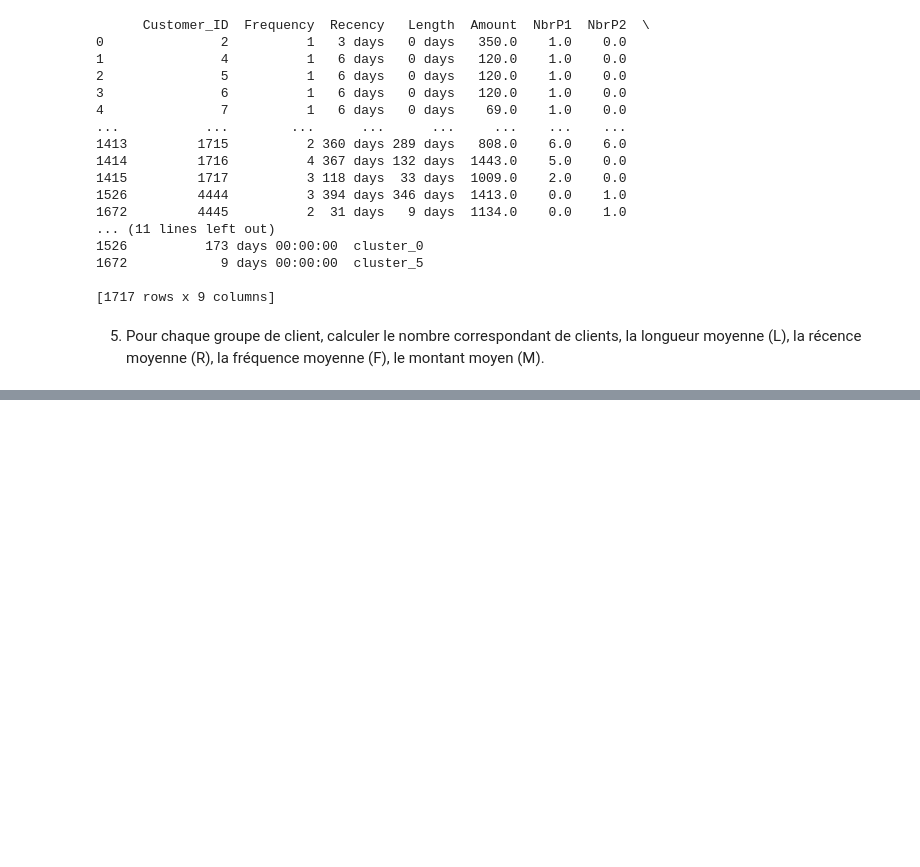
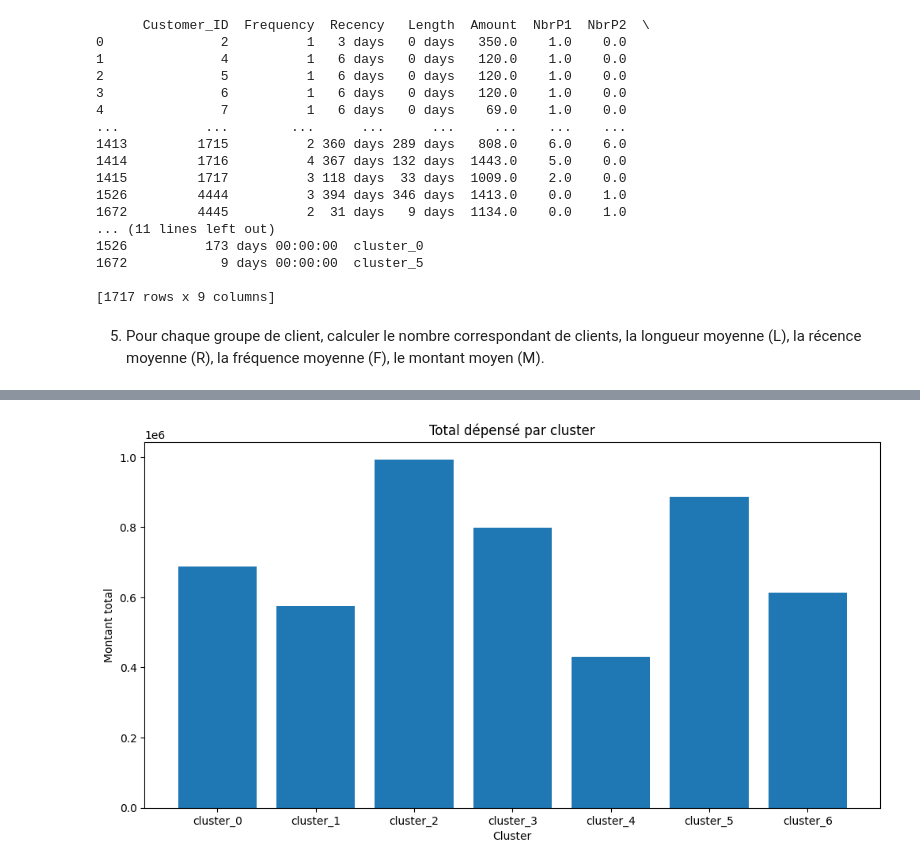
Before and after one commit to MarouaneBenabdelkader/CustomerBehaviorAnalysisWithPython, a Jupyter notebook: mini_project.ipynb, the cells around one changed output, grey strips where cells are left out. Saved outputs shown, nothing was run; the diff lists cells and outputs as text; code cells hidden in the pictures; blank space fills up the shorter version.

```diff
--- a/mini_project.ipynb
+++ b/mini_project.ipynb
@@ -465,0 +513,13 @@ cluster_6  3784.598765
+# %%
+# b. Total dépensé par Cluster
+def plot_cluster_amount(df_clt: pd.DataFrame):
+    # sum of amount for each cluster
+    df_amount = df_clt.groupby("Cluster")["Amount"].sum()
+    plt.figure(figsize=(12, 6))
+    plt.bar(df_amount.index, df_amount.values)
+    plt.title("Total dépensé par cluster")
+    plt.xlabel("Cluster")
+    plt.ylabel("Montant total")
+plot_cluster_amount(client_df)
+# %% [output]
+[figure, added]
```
Also changed, not shown: parts of 12 cells of this notebook, 1 other file.
